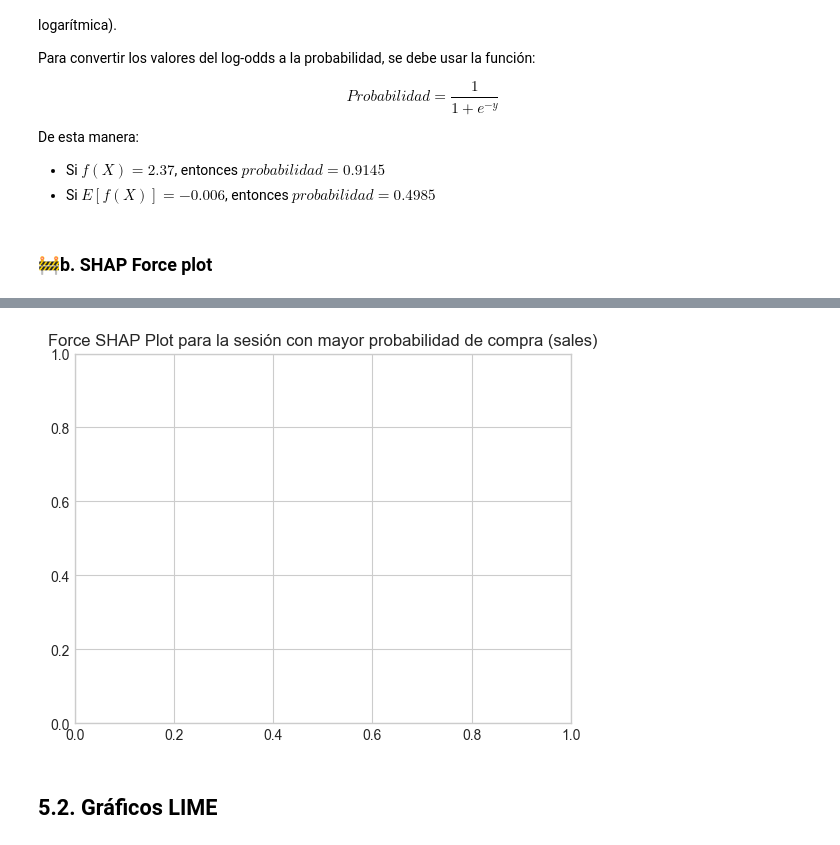
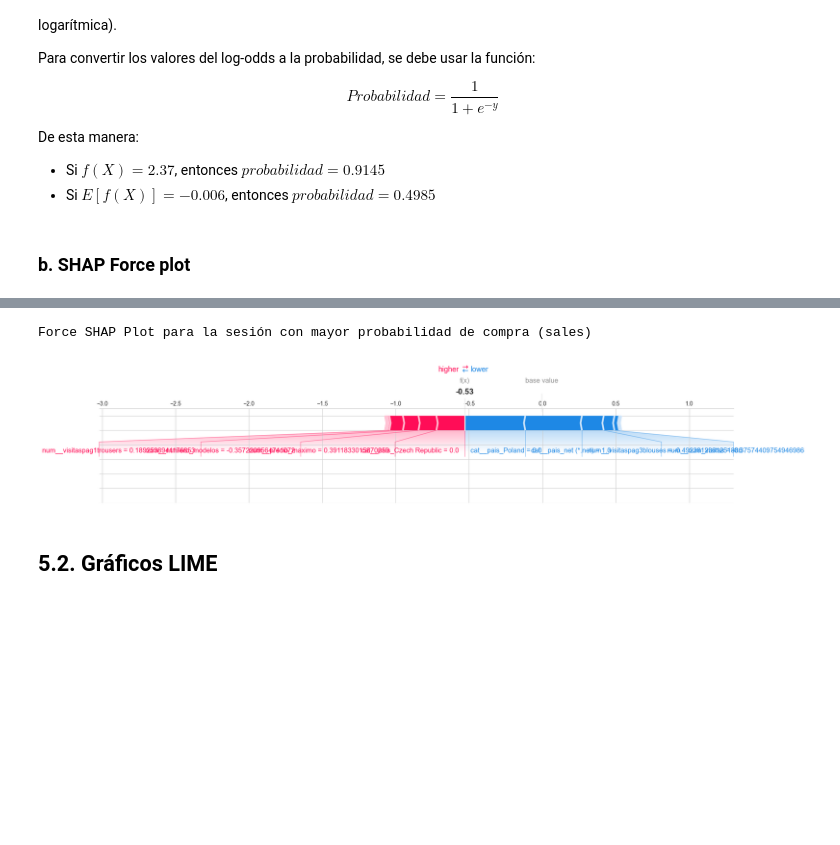
Before and after one commit to julianecheverry/MLNN2025, a Jupyter notebook: notebooks/3.taller_interpretabilidad.ipynb, the cells around one changed output, grey strips where cells are left out. Saved outputs shown, nothing was run; the diff lists cells and outputs as text; code cells hidden in the pictures; blank space fills up the shorter version.

```diff
--- a/notebooks/3.taller_interpretabilidad.ipynb
+++ b/notebooks/3.taller_interpretabilidad.ipynb
@@ -453,20 +458,12 @@ De esta manera:
 - Si $f(X) = 2.37$, entonces $probabilidad = 0.9145$
 - Si $E[f(X)] = -0.006$, entonces $probabilidad = 0.4985$
 # %% [markdown]
-### 🚧b. SHAP Force plot
+### b. SHAP Force plot
 # %%
-plt.title("Force SHAP Plot para la sesión con mayor probabilidad de compra (sales)")
+# Inicializar JS
+shap.initjs()
 
-shap.plots.force(
-    shap.Explanation(
-        values=shap_values[max_probs_idx],
-        base_values=explainer.expected_value,
-        data=sesion_max_prob_array,
-        feature_names=X_test_processed_df.columns.tolist()
-    ),
+print("Force SHAP Plot para la sesión con mayor probabilidad de compra (sales)")
 
-    show=False
-)
-
-plt.show()
+shap.force_plot(explainer.expected_value, shap_values[0,:], X_test_processed_df.iloc[0,:], matplotlib=True)
 # %% [output]
@@ -473,4 +471,5 @@ plt.show()
+Force SHAP Plot para la sesión con mayor probabilidad de compra (sales)
-[figure, old version]
+[figure, new version]
 # %% [markdown]
 ## 5.2. Gráficos LIME
 # %% [markdown]
```
Also changed, not shown: parts of 5 cells of this notebook.
